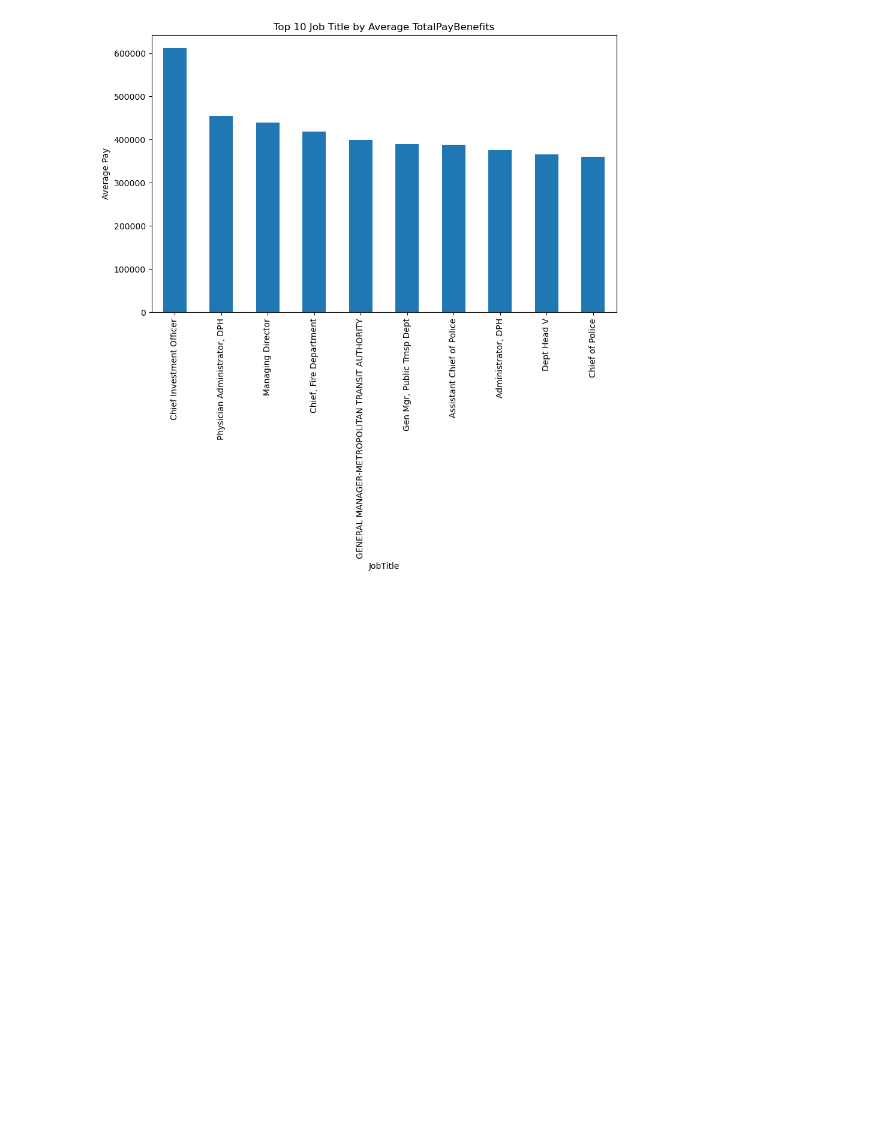
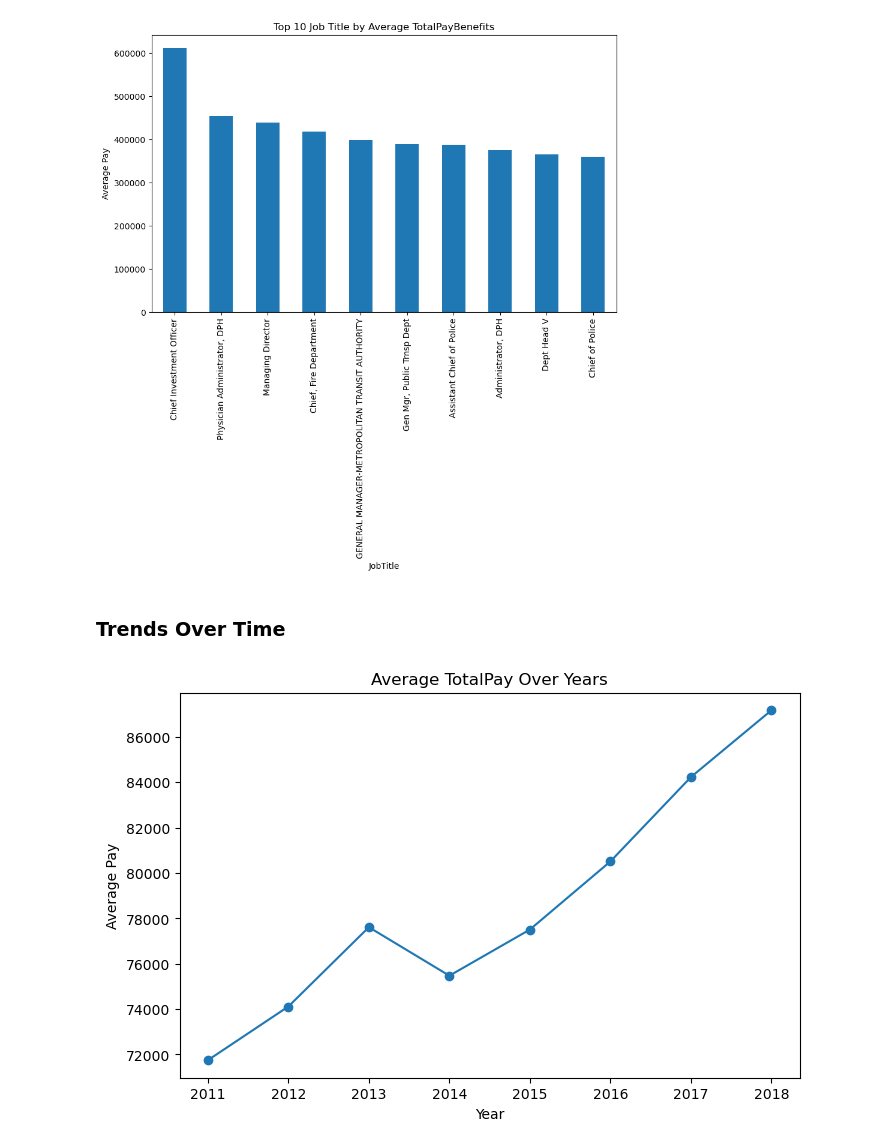
Before and after one commit to niteshkavade/San-Francisco-Employee-Salary-Prediction, a Jupyter notebook: San Francisco Employees Salary.ipynb, the cells around one changed output. Cells and saved outputs as stored; diff of their text form; code cells hidden in the pictures; blank space fills up the shorter version.

Commit message:
Trends Over Time

```diff
--- a/San Francisco Employees Salary.ipynb
+++ b/San Francisco Employees Salary.ipynb
@@ -209,3 +209,15 @@ plt.ylabel("Average Pay")
 plt.show()
 # %% [output]
 [figure]
+# %% [markdown]
+### Trends Over Time
+# %%
+yearly_trend = data.groupby("Year")["TotalPay"].mean()
+
+yearly_trend.plot(marker="o",figsize=(8,5))
+plt.title("Average TotalPay Over Years")
+plt.ylabel("Average Pay")
+plt.xlabel("Year")
+plt.show()
+# %% [output]
+[figure, added]
```
